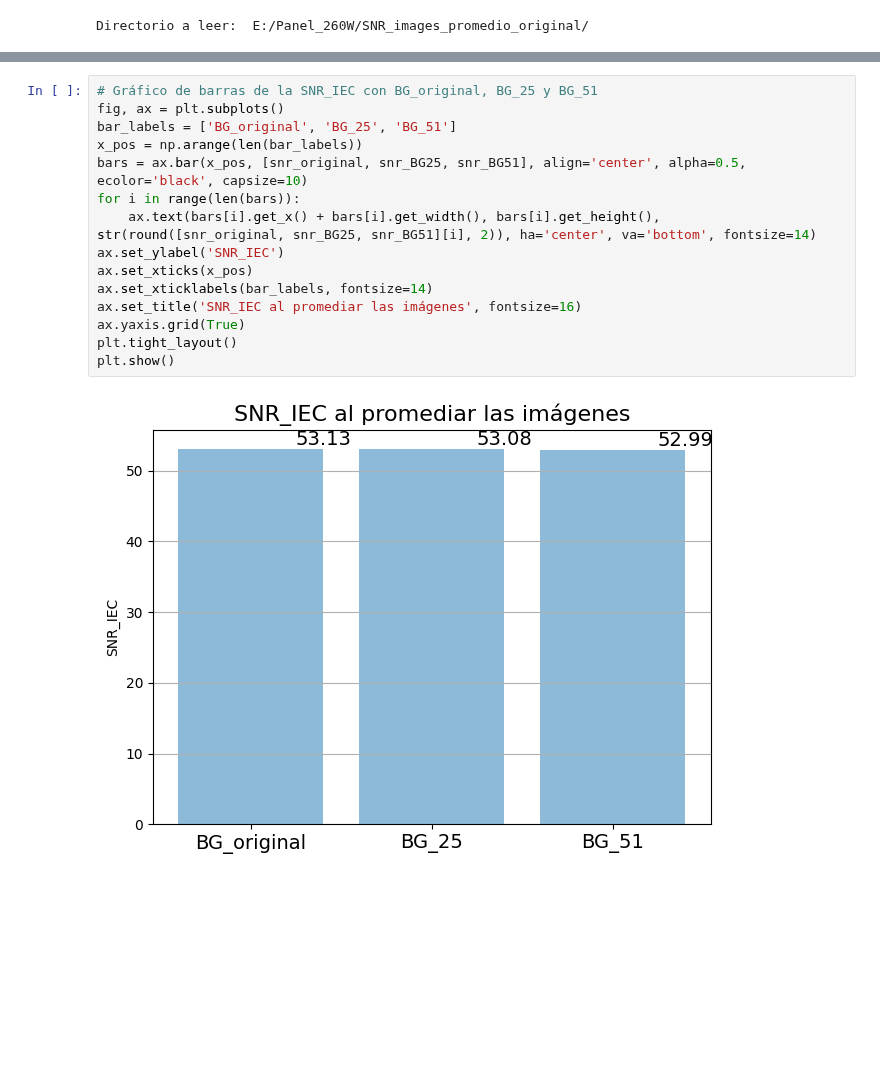
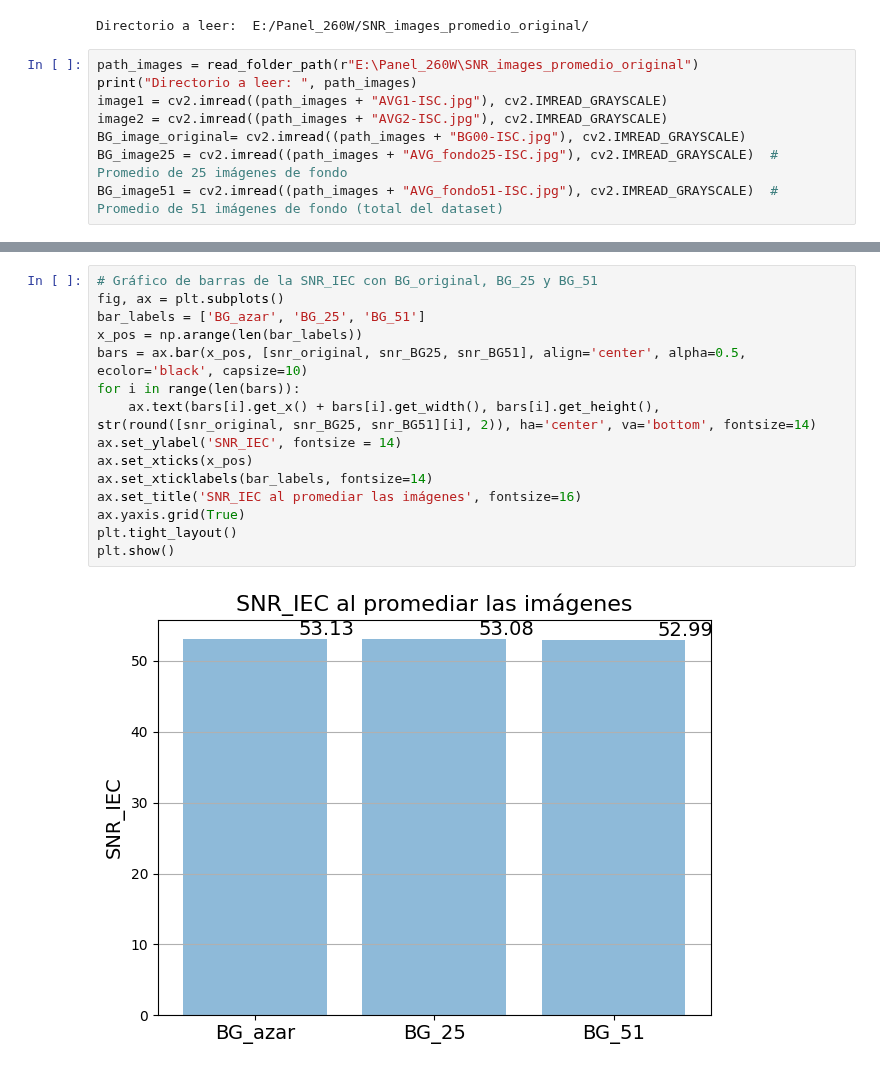
Before and after one commit to Franklingo13/PVDefectDetect, a Jupyter notebook: Calculo_SNR.ipynb, the cells around one changed output, grey strips where cells are left out. Drawn from its saved outputs; the diff is of its cells as text; blank space fills up the shorter version.

```diff
--- a/Calculo_SNR.ipynb
+++ b/Calculo_SNR.ipynb
@@ -232,3 +232,11 @@ BG_image25 = cv2.imread((path_images + "AVG_BG_25.jpg"), cv2.IMREAD_GRAYSCALE)
 BG_image51 = cv2.imread((path_images + "AVG_BG_51.jpg"), cv2.IMREAD_GRAYSCALE)  # Promedio de 51 imágenes de fondo (total del dataset)
 # %% [output]
 Directorio a leer:  E:/Panel_260W/SNR_images_promedio_original/
+# %%
+path_images = read_folder_path(r"E:\Panel_260W\SNR_images_promedio_original")
+print("Directorio a leer: ", path_images)
+image1 = cv2.imread((path_images + "AVG1-ISC.jpg"), cv2.IMREAD_GRAYSCALE)
+image2 = cv2.imread((path_images + "AVG2-ISC.jpg"), cv2.IMREAD_GRAYSCALE)
+BG_image_original= cv2.imread((path_images + "BG00-ISC.jpg"), cv2.IMREAD_GRAYSCALE)
+BG_image25 = cv2.imread((path_images + "AVG_fondo25-ISC.jpg"), cv2.IMREAD_GRAYSCALE)  # Promedio de 25 imágenes de fondo
+BG_image51 = cv2.imread((path_images + "AVG_fondo51-ISC.jpg"), cv2.IMREAD_GRAYSCALE)  # Promedio de 51 imágenes de fondo (total del dataset)
@@ -253,17 +263,17 @@ Error entre SNR_IEC con fondo original y fondo promedio de 51 imágenes:  0.1410
 # %%
 # Gráfico de barras de la SNR_IEC con BG_original, BG_25 y BG_51
 fig, ax = plt.subplots()
-bar_labels = ['BG_original', 'BG_25', 'BG_51']
+bar_labels = ['BG_azar', 'BG_25', 'BG_51']
 x_pos = np.arange(len(bar_labels))
 bars = ax.bar(x_pos, [snr_original, snr_BG25, snr_BG51], align='center', alpha=0.5, ecolor='black', capsize=10)
 for i in range(len(bars)):
     ax.text(bars[i].get_x() + bars[i].get_width(), bars[i].get_height(), str(round([snr_original, snr_BG25, snr_BG51][i], 2)), ha='center', va='bottom', fontsize=14)
-ax.set_ylabel('SNR_IEC')
+ax.set_ylabel('SNR_IEC', fontsize = 14)
 ax.set_xticks(x_pos)
 ax.set_xticklabels(bar_labels, fontsize=14)
 ax.set_title('SNR_IEC al promediar las imágenes', fontsize=16)
 ax.yaxis.grid(True)
 plt.tight_layout()
 plt.show()
 # %% [output]
-[figure, old version]
+[figure, new version]
```
Also changed, not shown: parts of 2 cells of this notebook.
